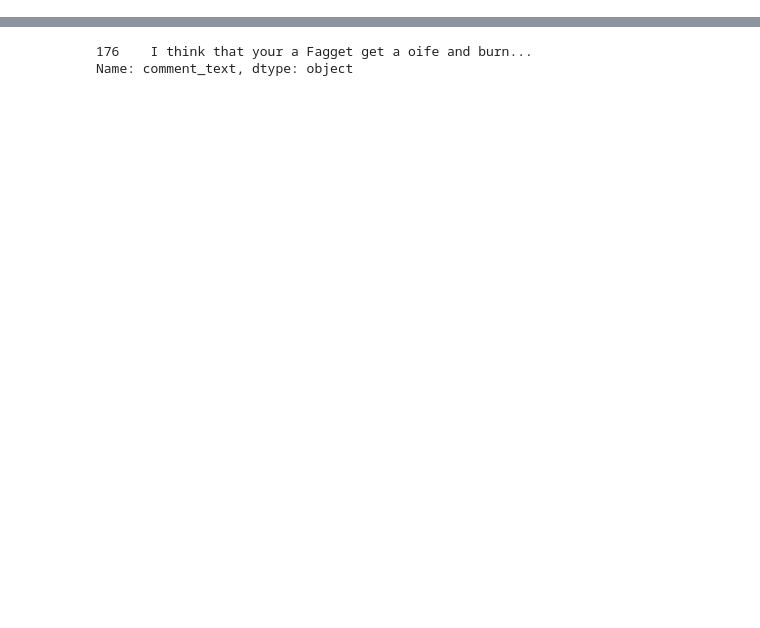
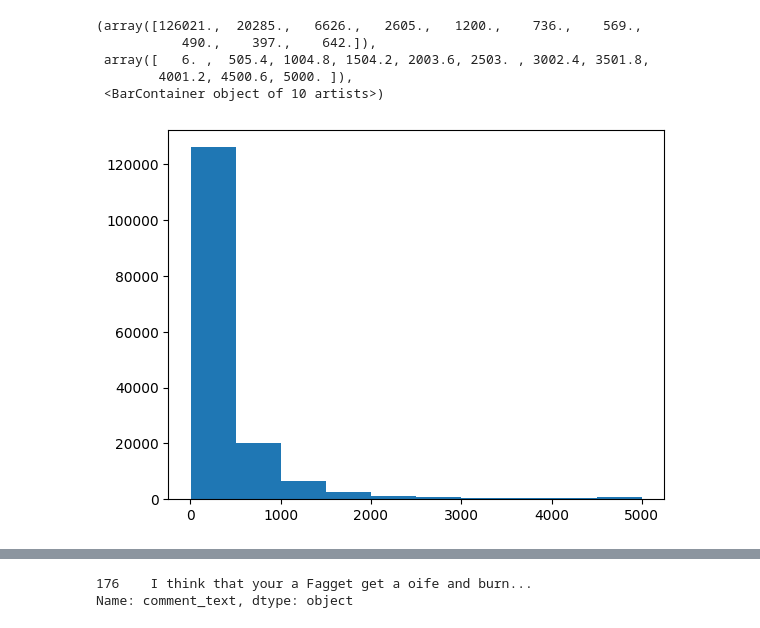
Before and after one commit to nilaydatta1234/Toxicity-Classifier, a Jupyter notebook: Toxicity.ipynb, the cells around one changed output, grey strips where cells are left out. Drawn from its saved outputs; the diff is of its cells as text; code cells hidden in the pictures; blank space fills up the shorter version.

Commit message:
Organised code and added Visualisations

```diff
--- a/Toxicity.ipynb
+++ b/Toxicity.ipynb
@@ -34,0 +28,9 @@ train_data[train_data["insult"]==1]
+# %%
+plt.hist([len(i) for i in train_data["comment_text"]])
+# %% [output]
+(array([126021.,  20285.,   6626.,   2605.,   1200.,    736.,    569.,
+           490.,    397.,    642.]),
+ array([   6. ,  505.4, 1004.8, 1504.2, 2003.6, 2503. , 3002.4, 3501.8,
+        4001.2, 4500.6, 5000. ]),
+ <BarContainer object of 10 artists>)
+[figure, added]
```
Also changed, not shown: parts of 22 cells of this notebook, 12 other files.
